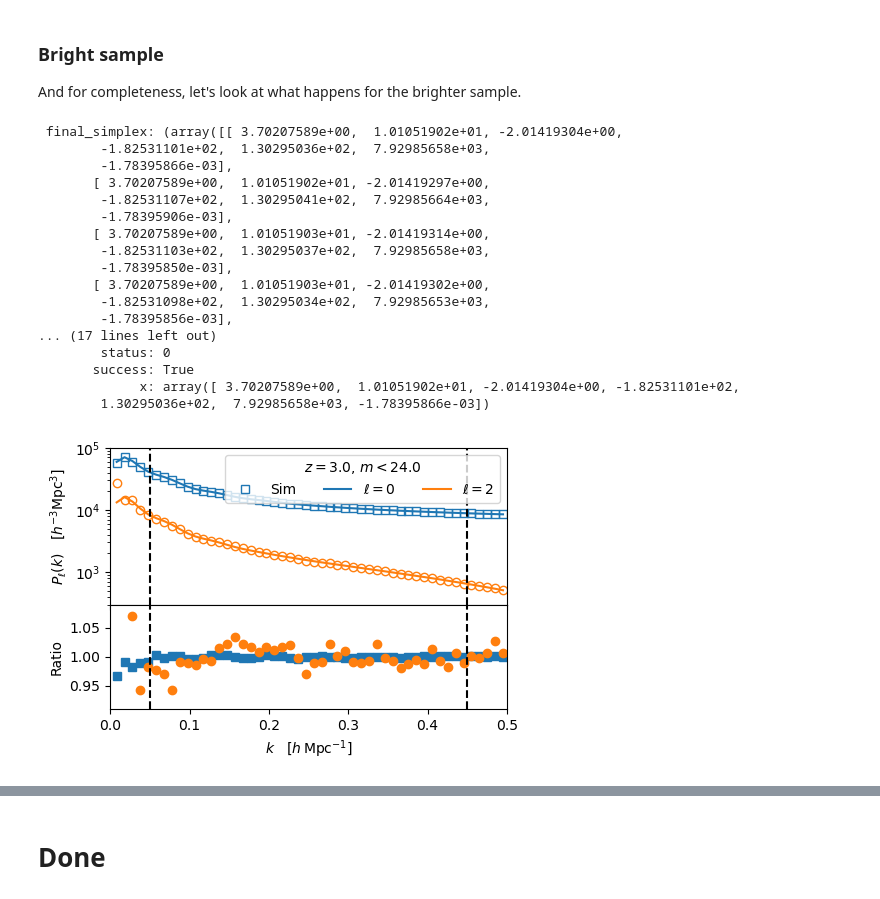
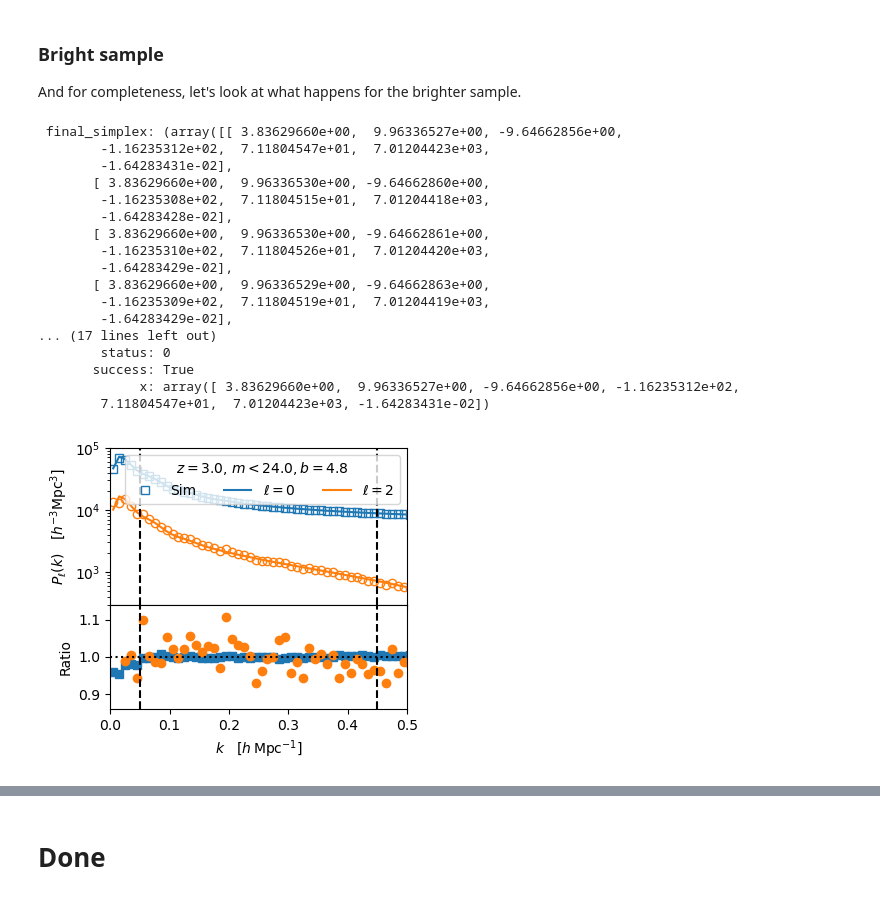
Before and after one commit to martinjameswhite/AbacusLBG, a Jupyter notebook: LBG.ipynb, the cells around one changed output, grey strips where cells are left out. Saved outputs shown, nothing was run; the diff lists cells and outputs as text; code cells hidden in the pictures.

```diff
--- a/LBG.ipynb
+++ b/LBG.ipynb
@@ -535,7 +537,7 @@ Text(0, 0.5, '$P_\\ell(k)\\quad [h^{-3}{\\rm Mpc}^3]$')
 Now let's fit the model more seriously to an average of the data from multiple simulations.
 # %%
 class GoodnessFit:
-    def __init__(self,dname,klin,plin,ff,kmin=0.05,kmax=0.40):
+    def __init__(self,pka,klin,plin,ff,kmin=0.05,kmax=0.40):
         """Takes care of setting up what we need."""
         # Set up the LPT model.
         self.klin= klin.copy()
@@ -543,8 +545,8 @@ class GoodnessFit:
         self.ff  = ff
         self.lpt = LPT_RSD(klin,plin,ff,kIR=0.3)
         self.lpt.make_pltable(ff,apar=1,aperp=1,kmin=5e-3,kmax=1.0,nk=100,nmax=4)
-        # Load the data vector.
-        self.pka = np.loadtxt(dname)
+        # Copy the data array
+        self.pka  = pka.copy()
         # and make up an error vector.
         self.kmin = kmin
         self.kmax = kmax
@@ -576,6 +578,21 @@ class GoodnessFit:
                np.sum( ((self.pka[:,2]-self.thy2)/self.err2)**2 )
         #
         return(chi2)
+# %%
+def read_zcv_files(ihod,Nfiles=3):
+    """Averages P_ell(k) from multiple JSON files."""
+    pka = None
+    for i in range(Nfiles):
+        fn  = "lbg_m{:03d}_c000_ph{:03d}_s_zcv.json".format(ihod,i)
+        zcv = json.load(open(fn,"r"))
+        if pka is None:
+            pka = np.zeros( (len(zcv['k']),4) )
+        pka[:,0] += zcv['k']
+        pka[:,1] += zcv['pk0']
+        pka[:,2] += zcv['pk2']
+        pka[:,3] += zcv['pk4']
+    pka /= Nfiles
+    return(pka)
 # %%
 # Remake the linear theory power spectrum, just to start
 # from a clean slate.
@@ -624,5 +644,5 @@ chi2min = chi2(res.x)
 # %%
-fig,ax = plt.subplots(2,1,figsize=(5,3.5),sharex=True,\
+fig,ax = plt.subplots(2,1,figsize=(4,3.5),sharex=True,\
                       gridspec_kw={'hspace':0,'height_ratios':[3,2]})
 #
 pka,thy0,thy2 = chi2.pka,chi2.thy0,chi2.thy2
@@ -638,12 +658,13 @@ ax[1].plot(pka[:,0],pka[:,2]/thy2,'o',color='C1')
 for av in ax:
     av.axvline(kmin,ls='--',color='k')
     av.axvline(kmax,ls='--',color='k')
+ax[1].axhline(1.0,ls=':',color='k')
 #
-ax[0].legend(title='$z={:.1f}$, $m<{:.1f}$'.format(zz,24.5),ncol=3)
+ax[0].legend(title='$z={:.1f}$, $m<{:.1f}, b={:.1f}$'.format(zz,24.5,bE),ncol=3)
 ax[0].set_xlim(0.0,0.50)
 ax[1].set_xlim(0.0,0.50)
 ax[0].set_ylim(300.,1e5)
-ax[1].set_ylim(0.91,1.09)
+ax[1].set_ylim(0.86,1.14)
 ax[0].set_xscale('linear')
 ax[0].set_yscale('log')
 ax[1].set_xlabel(r'$k\quad [h\,{\rm Mpc}^{-1}]$')
@@ -652,4 +673,5 @@ ax[1].set_ylabel(r'Ratio')
 #
 plt.tight_layout()
 plt.savefig('abacus_lbg_r245_pkl.png')
+plt.savefig('abacus_lbg_r245_pkl.pdf')
 # %% [output]
@@ -702,7 +727,10 @@ And for completeness, let's look at what happens for the brighter sample.
 # %%
 kmin = 0.05
 kmax = 0.45
-chi2 = GoodnessFit("lbg_c000_h001_pkl.txt",kl,pl,ff,kmin,kmax)
+#
+pka = read_zcv_files(1,2)
+#
+chi2 = GoodnessFit(pka,kl,pl,ff,kmin,kmax)
 par0 = [3.7,10.,-1.5,-100,150,8000,0]
 #
 res  = minimize(chi2,par0,method='Nelder-Mead',options={'maxfev':5000,'maxiter':5000})
@@ -710,55 +738,57 @@ print(res)
 # Rerun at the best fit, which also saves
 # the predictions inside the class.
 chi2min = chi2(res.x)
+bE      = res.x[0] + 1.0
 # %% [output]
- final_simplex: (array([[ 3.70207589e+00,  1.01051902e+01, -2.01419304e+00,
-        -1.82531101e+02,  1.30295036e+02,  7.92985658e+03,
-        -1.78395866e-03],
-       [ 3.70207589e+00,  1.01051902e+01, -2.01419297e+00,
-        -1.82531107e+02,  1.30295041e+02,  7.92985664e+03,
-        -1.78395906e-03],
-       [ 3.70207589e+00,  1.01051903e+01, -2.01419314e+00,
-        -1.82531103e+02,  1.30295037e+02,  7.92985658e+03,
-        -1.78395850e-03],
-       [ 3.70207589e+00,  1.01051903e+01, -2.01419302e+00,
-        -1.82531098e+02,  1.30295034e+02,  7.92985653e+03,
-        -1.78395856e-03],
+ final_simplex: (array([[ 3.83629660e+00,  9.96336527e+00, -9.64662856e+00,
+        -1.16235312e+02,  7.11804547e+01,  7.01204423e+03,
+        -1.64283431e-02],
+       [ 3.83629660e+00,  9.96336530e+00, -9.64662860e+00,
+        -1.16235308e+02,  7.11804515e+01,  7.01204418e+03,
+        -1.64283428e-02],
+       [ 3.83629660e+00,  9.96336530e+00, -9.64662861e+00,
+        -1.16235310e+02,  7.11804526e+01,  7.01204420e+03,
+        -1.64283429e-02],
+       [ 3.83629660e+00,  9.96336529e+00, -9.64662863e+00,
+        -1.16235309e+02,  7.11804519e+01,  7.01204419e+03,
+        -1.64283429e-02],
 ... (17 lines left out)
         status: 0
        success: True
-             x: array([ 3.70207589e+00,  1.01051902e+01, -2.01419304e+00, -1.82531101e+02,
-        1.30295036e+02,  7.92985658e+03, -1.78395866e-03])
+             x: array([ 3.83629660e+00,  9.96336527e+00, -9.64662856e+00, -1.16235312e+02,
+        7.11804547e+01,  7.01204423e+03, -1.64283431e-02])
 # %%
-fig,ax = plt.subplots(2,1,figsize=(5,3.5),sharex=True,\
+fig,ax = plt.subplots(2,1,figsize=(4,3.5),sharex=True,\
                       gridspec_kw={'hspace':0,'height_ratios':[3,2]})
 #
 pka,thy0,thy2 = chi2.pka,chi2.thy0,chi2.thy2
 ax[0].plot(pka[:,0],pka[:,1],'s',color='C0',mfc='None',label="Sim")
 ax[0].plot(pka[:,0],pka[:,2],'o',color='C1',mfc='None')
 #
 ax[0].plot(pka[:,0],thy0,'-',color='C0',label=r'$\ell=0$')
 ax[0].plot(pka[:,0],thy2,'-',color='C1',label=r'$\ell=2$')
 #
 ax[1].plot(pka[:,0],pka[:,1]/thy0,'s',color='C0')
 ax[1].plot(pka[:,0],pka[:,2]/thy2,'o',color='C1')
 #
 for av in ax:
     av.axvline(kmin,ls='--',color='k')
     av.axvline(kmax,ls='--',color='k')
+ax[1].axhline(1.0,ls=':',color='k')
 #
-ax[0].legend(title='$z={:.1f}$, $m<{:.1f}$'.format(zz,24.0),ncol=3)
+ax[0].legend(title='$z={:.1f}$, $m<{:.1f}, b={:.1f}$'.format(zz,24.0,bE),ncol=3)
 ax[0].set_xlim(0.0,0.50)
 ax[1].set_xlim(0.0,0.50)
 ax[0].set_ylim(300.,1e5)
-ax[1].set_ylim(0.91,1.09)
+ax[1].set_ylim(0.86,1.14)
 ax[0].set_xscale('linear')
 ax[0].set_yscale('log')
 ax[1].set_xlabel(r'$k\quad [h\,{\rm Mpc}^{-1}]$')
 ax[0].set_ylabel(r'$P_\ell(k)\quad [h^{-3}{\rm Mpc}^3]$')
 ax[1].set_ylabel(r'Ratio')
 #
 plt.tight_layout()
 plt.savefig('abacus_lbg_r240_pkl.png')
 # %% [output]
-[figure, old version]
+[figure, new version]
 # %%
```
Also changed, not shown: parts of 14 cells of this notebook.
